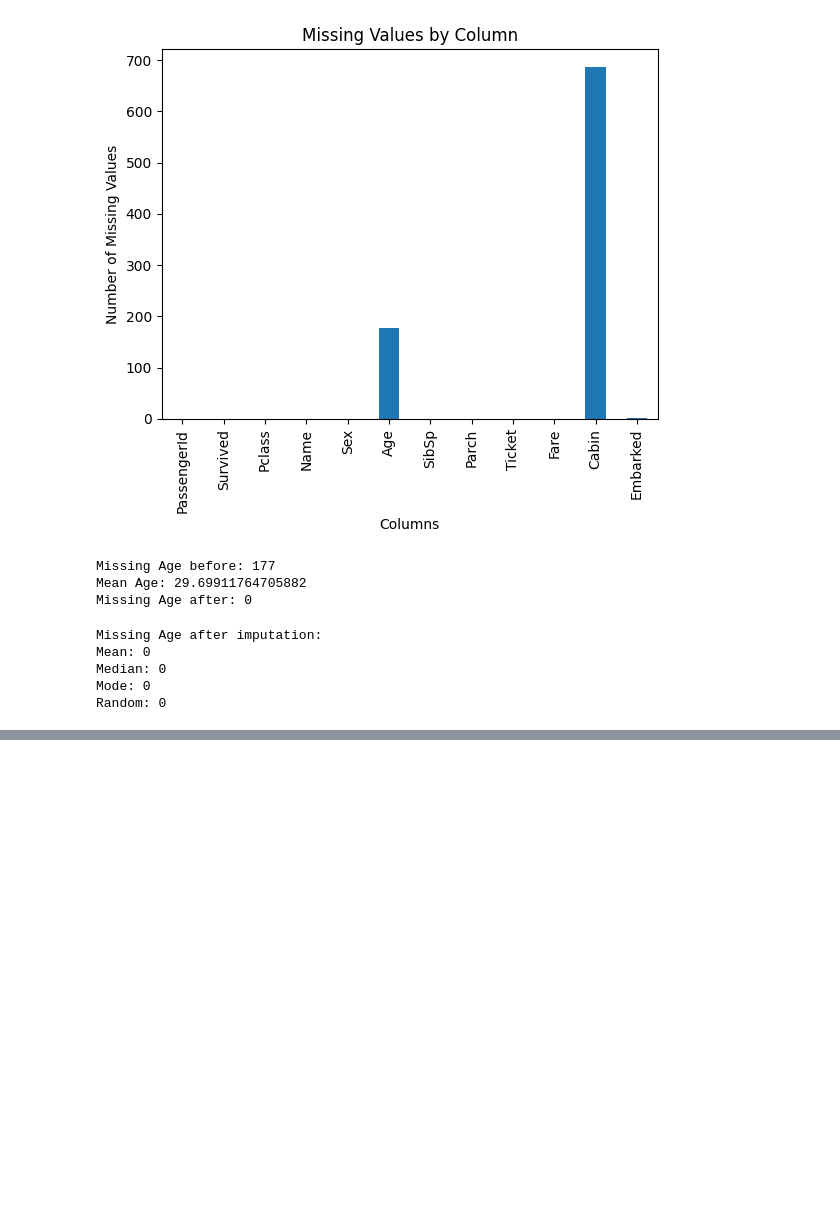
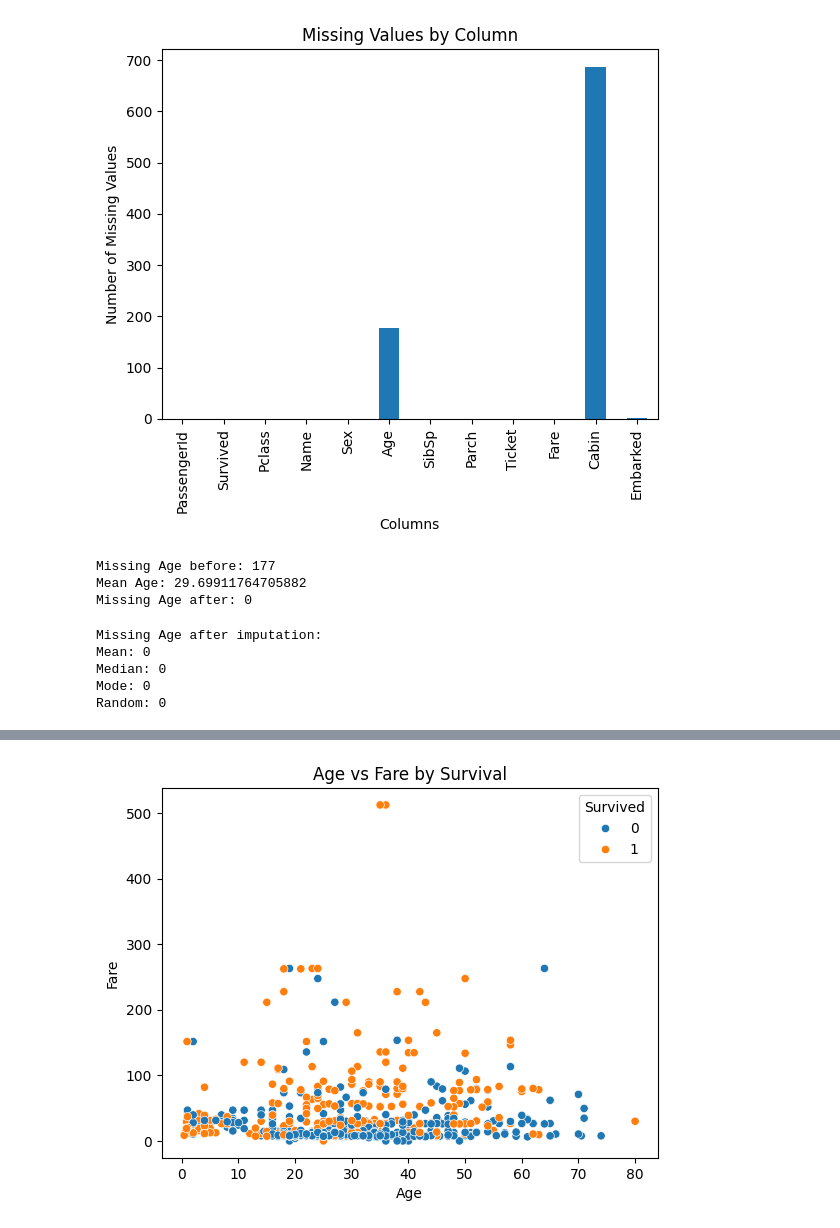
Before and after one commit to pratham-P0208/202618057_PrathamPatel_MAIN_FILE, a Jupyter notebook: ML_LAB2/202618057_LAB2.ipynb, the cells around one changed output, grey strips where cells are left out. Saved outputs shown, nothing was run; the diff lists cells and outputs as text; code cells hidden in the pictures; blank space fills up the shorter version.

```diff
--- a/ML_LAB2/202618057_LAB2.ipynb
+++ b/ML_LAB2/202618057_LAB2.ipynb
@@ -637,0 +759,15 @@ print("Number of Outliers:", len(outliers))
+# %%
+sns.scatterplot(
+    data=df,
+    x="Age",
+    y="Fare",
+    hue="Survived"
+)
+
+plt.title("Age vs Fare by Survival")
+plt.xlabel("Age")
+plt.ylabel("Fare")
+
+plt.show()
+# %% [output]
+[figure, added]
```
Also changed, not shown: parts of 8 cells of this notebook.
